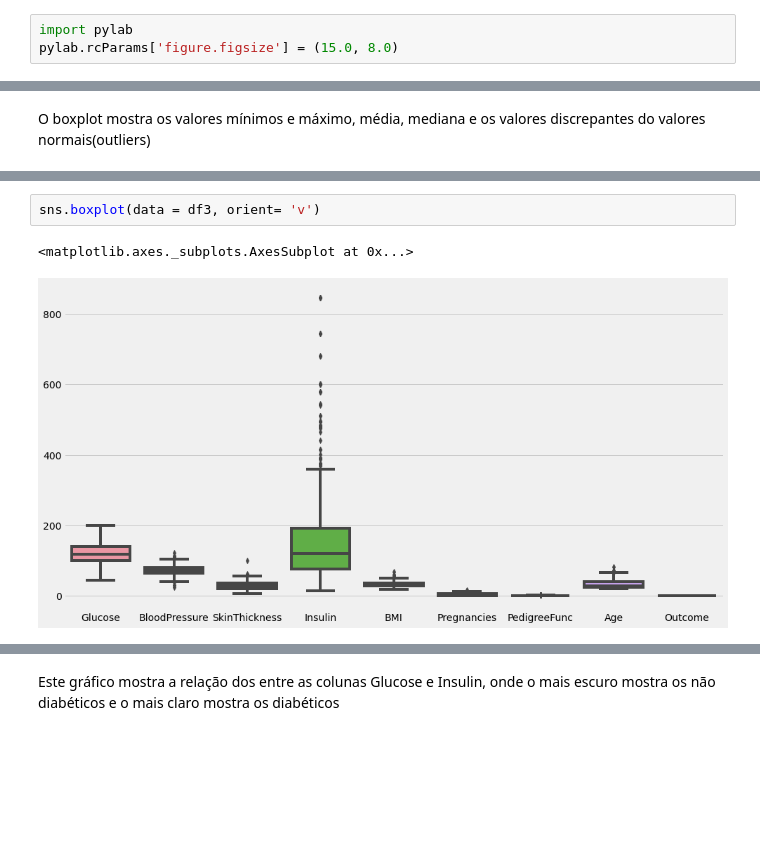
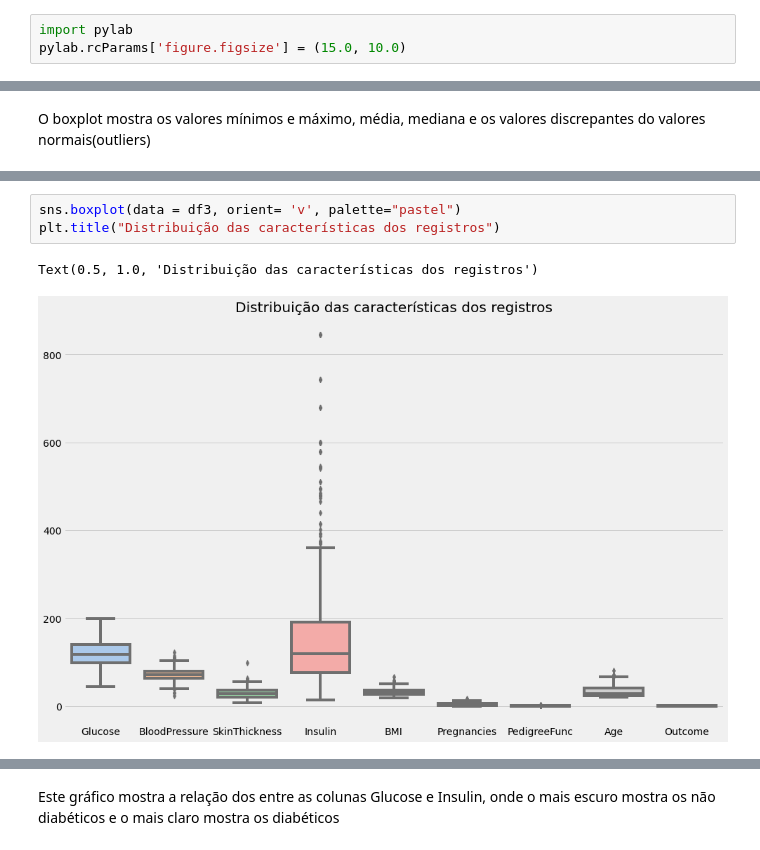
Before and after one commit to allanbraquiel/Dados-Sobre-Diabetes, a Jupyter notebook: Dados_Sobre_Diabetes.ipynb, the cells around one changed output, grey strips where cells are left out. Saved outputs shown, nothing was run; the diff lists cells and outputs as text; blank space fills up the shorter version.

```diff
--- a/Dados_Sobre_Diabetes.ipynb
+++ b/Dados_Sobre_Diabetes.ipynb
@@ -55,7 +55,7 @@ pio.renderers.default = "colab"
 Aqui definimos o tamanho da imagem a partir da biblioteca pylab
 # %%
 import pylab
-pylab.rcParams['figure.figsize'] = (15.0, 8.0)
+pylab.rcParams['figure.figsize'] = (15.0, 10.0)
 # %% [markdown]
 # Análise exploratória dos dados
 # %% [markdown]
@@ -290,6 +316,7 @@ df3.boxplot(column=['Glucose', 'BloodPressure', 'SkinThickness', 'Insulin', 'BMI
 # %%
-sns.boxplot(data = df3, orient= 'v')
+sns.boxplot(data = df3, orient= 'v', palette="pastel")
+plt.title("Distribuição das características dos registros")
 # %% [output]
-<matplotlib.axes._subplots.AxesSubplot at 0x...>
+Text(0.5, 1.0, 'Distribuição das características dos registros')
-[figure, old version]
+[figure, new version]
 # %%
```
Also changed, not shown: parts of 60 cells of this notebook.
